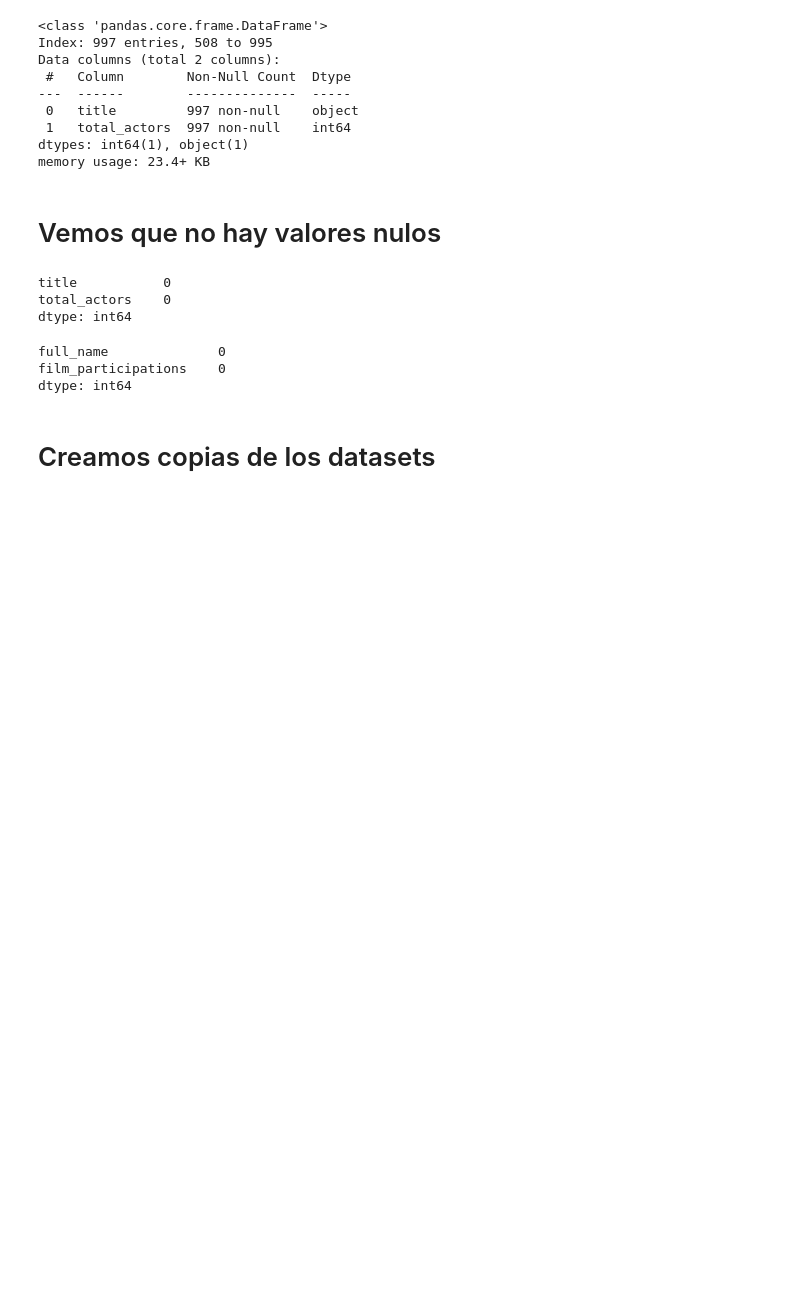
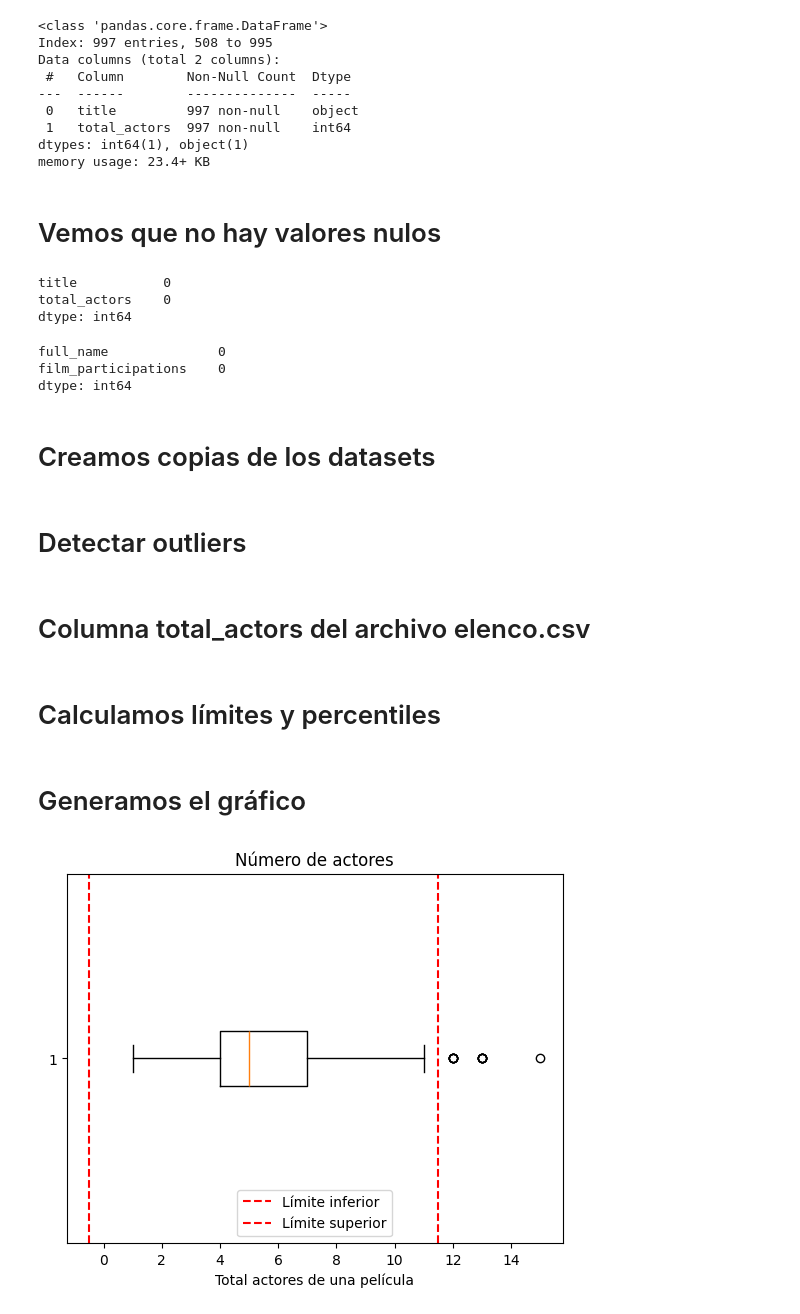
Before and after one commit to JaimeAmuedoJAH/consulta-analisis-datos-sakila, a Jupyter notebook: notebook/ProyectoIII_dataframe3.ipynb, the cells around one changed output. Drawn from its saved outputs; the diff is of its cells as text; code cells hidden in the pictures; blank space fills up the shorter version.

Commit message:
Feature: generar outliers de los dataset. #37

```diff
--- a/notebook/ProyectoIII_dataframe3.ipynb
+++ b/notebook/ProyectoIII_dataframe3.ipynb
@@ -80,3 +80,33 @@ dtype: int64
 # %%
 df_popularidad_copy = df_popularidad.copy()
 df_elenco_copy = df_elenco.copy()
+# %% [markdown]
+# Detectar outliers
+# %% [markdown]
+# Columna total_actors del archivo elenco.csv
+# %% [markdown]
+# Calculamos límites y percentiles
+# %%
+# Cálculo de límites
+Q1 = df_elenco_copy['total_actors'].quantile(0.25)
+Q3 = df_elenco_copy['total_actors'].quantile(0.75)
+IQR = Q3 - Q1
+
+lower_bound = Q1 - 1.5 * IQR
+upper_bound = Q3 + 1.5 * IQR
+# %% [markdown]
+# Generamos el gráfico
+# %%
+# Boxplot horizontal
+plt.boxplot(df_elenco_copy['total_actors'], vert=False)
+
+# Líneas de límite inferior y superior
+plt.axvline(lower_bound, color='red', linestyle='--', label='Límite inferior')
+plt.axvline(upper_bound, color='red', linestyle='--', label='Límite superior')
+
+plt.xlabel("Total actores de una película")
+plt.title("Número de actores")
+plt.legend()
+plt.show()
+# %% [output]
+[figure, added]
```
Also changed, not shown: parts of 6 cells of this notebook, 1 other file.
